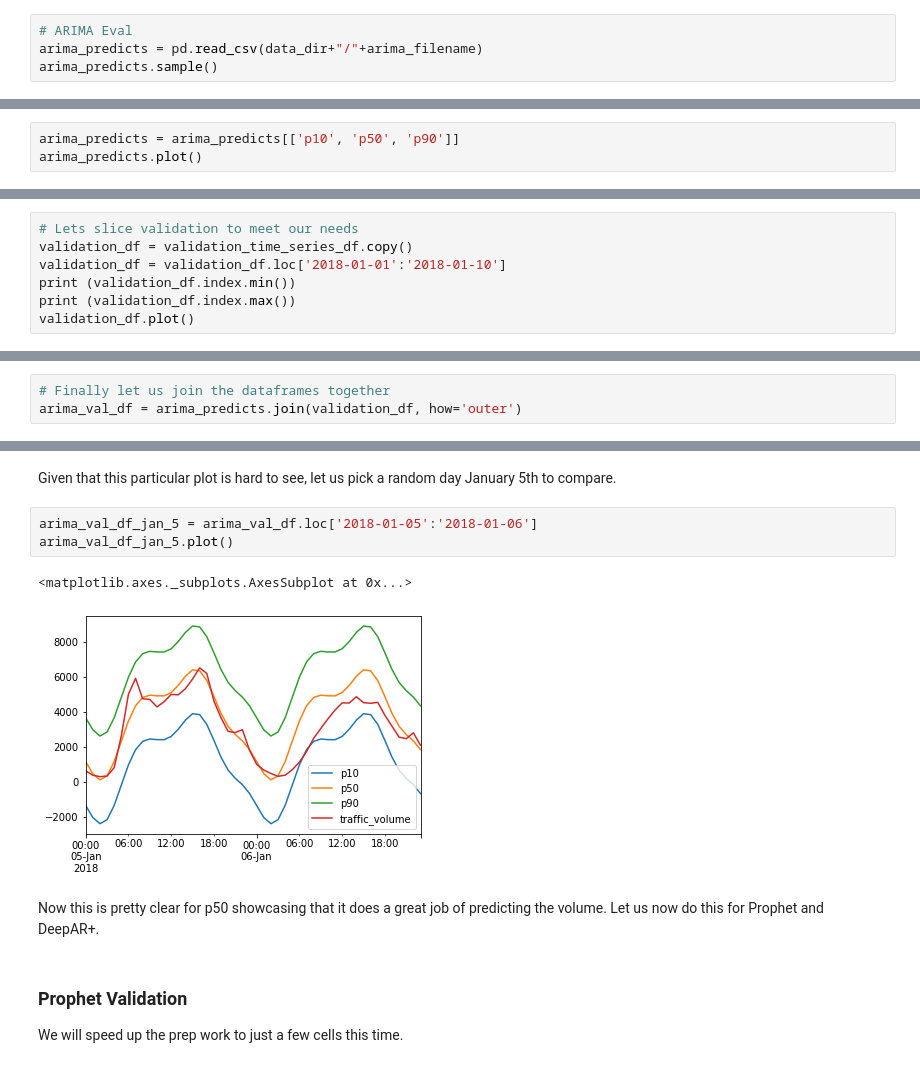
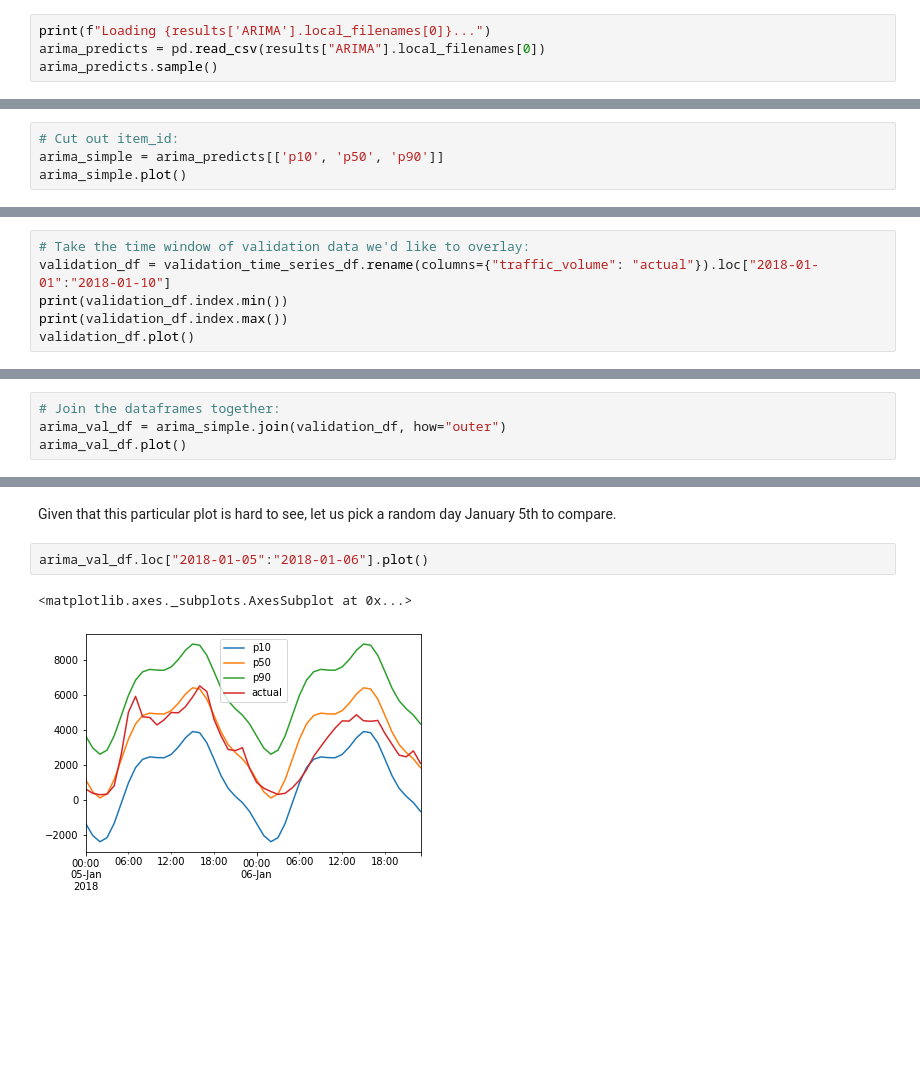
Before and after one commit to apac-ml-tfc/forecast-poc, a Jupyter notebook: completed/2.Create_and_Evaluate_Predictors.ipynb, the cells around one changed output, grey strips where cells are left out. Saved outputs shown, nothing was run; the diff lists cells and outputs as text; blank space fills up the shorter version.

```diff
--- a/completed/2.Create_and_Evaluate_Predictors.ipynb
+++ b/completed/2.Create_and_Evaluate_Predictors.ipynb
@@ -576,5 +550,5 @@ CNNQRExport_2020-08-24T01-50-39Z_part0.csv
 # %%
-# ARIMA Eval
-arima_predicts = pd.read_csv(data_dir+"/"+arima_filename)
+print(f"Loading {results['ARIMA'].local_filenames[0]}...")
+arima_predicts = pd.read_csv(results["ARIMA"].local_filenames[0])
 arima_predicts.sample()
 # %% [output]
@@ -617,15 +595,15 @@ First let us remove the column ID of item before continuing.
 # %%
-arima_predicts = arima_predicts[['p10', 'p50', 'p90']]
-arima_predicts.plot()
+# Cut out item_id:
+arima_simple = arima_predicts[['p10', 'p50', 'p90']]
+arima_simple.plot()
 # %% [output]
 <matplotlib.axes._subplots.AxesSubplot at 0x...>
 [figure]
 # %%
-# Lets slice validation to meet our needs
-validation_df = validation_time_series_df.copy()
-validation_df = validation_df.loc['2018-01-01':'2018-01-10']
-print (validation_df.index.min())
-print (validation_df.index.max())
+# Take the time window of validation data we'd like to overlay:
+validation_df = validation_time_series_df.rename(columns={"traffic_volume": "actual"}).loc["2018-01-01":"2018-01-10"]
+print(validation_df.index.min())
+print(validation_df.index.max())
 validation_df.plot()
 # %% [output]
 2018-01-01 00:00:00
@@ -635,3 +613,4 @@ validation_df.plot()
 # %%
-# Finally let us join the dataframes together
-arima_val_df = arima_predicts.join(validation_df, how='outer')
+# Join the dataframes together:
+arima_val_df = arima_simple.join(validation_df, how="outer")
+arima_val_df.plot()
@@ -644,14 +620,7 @@ arima_val_df.plot()
 # %% [markdown]
 Given that this particular plot is hard to see, let us pick a random day January 5th to compare.
 # %%
-arima_val_df_jan_5 = arima_val_df.loc['2018-01-05':'2018-01-06']
-arima_val_df_jan_5.plot()
+arima_val_df.loc["2018-01-05":"2018-01-06"].plot()
 # %% [output]
 <matplotlib.axes._subplots.AxesSubplot at 0x...>
-[figure, old version]
+[figure, new version]
-# %% [markdown]
-Now this is pretty clear for p50 showcasing that it does a great job of predicting the volume. Let us now do this for Prophet and DeepAR+.
-# %% [markdown]
-### Prophet Validation
-
-We will speed up the prep work to just a few cells this time.
```
Also changed, not shown: parts of 91 cells of this notebook, 10 other files.
